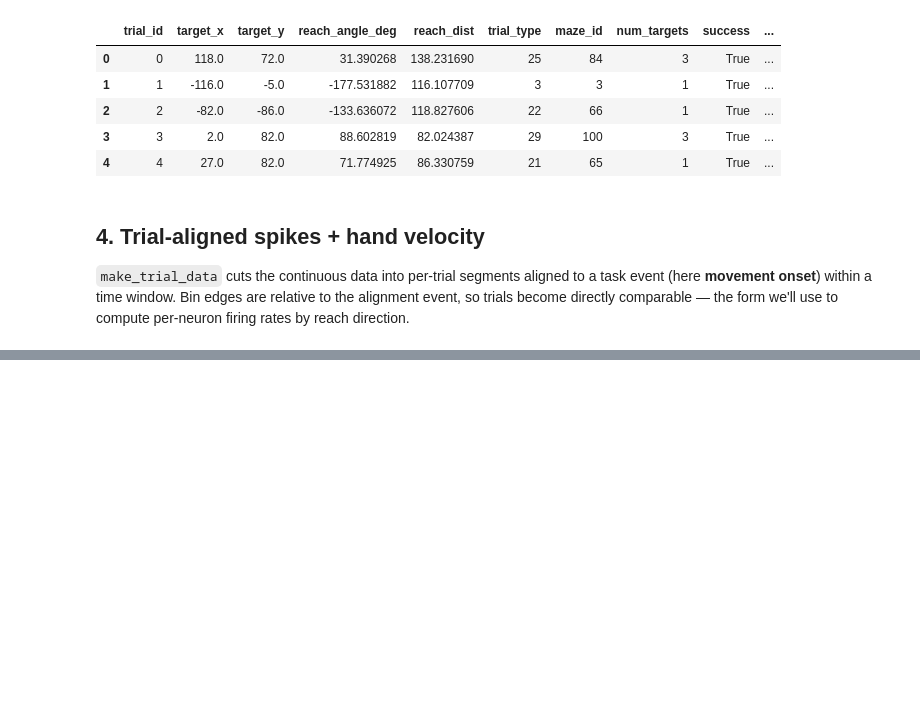
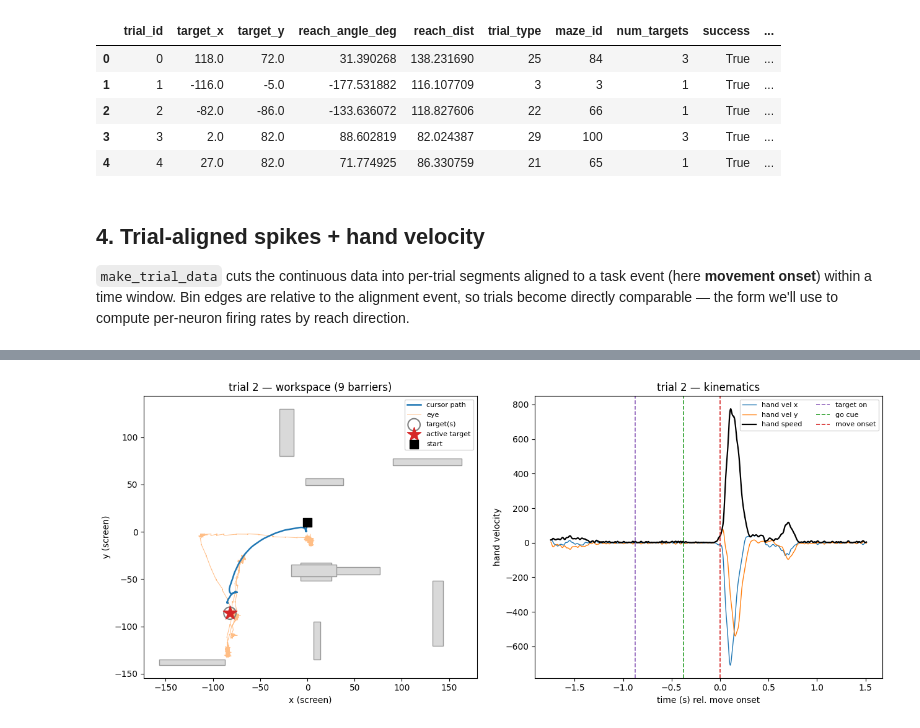
Before and after one commit to prateekkarkare/motor-cortex-population-dynamics, a Jupyter notebook: notebooks/01_load_and_explore.ipynb, the cells around one changed output, grey strips where cells are left out. Drawn from its saved outputs; the diff is of its cells as text; code cells hidden in the pictures; blank space fills up the shorter version.

```diff
--- a/notebooks/01_load_and_explore.ipynb
+++ b/notebooks/01_load_and_explore.ipynb
@@ -225,0 +329,66 @@ _No tuning-curve code yet — that's the next, guided step._
+# %%
+# --- 5b. Workspace geometry + kinematics, one trial ---
+from matplotlib.patches import Rectangle
+
+
+def plot_trial_geometry(ds, trial_id, barrier_is_center=True):
+    """Left: workspace (targets, barriers, cursor + eye paths). Right: hand
+    kinematics over time with event markers.
+
+    `cursor_pos` shares the target coordinate frame, so it's the on-screen path;
+    `hand_pos` is the physical manipulandum (y-shifted) and is shown only on the
+    time axis. `barrier_pos` rows are [x, y, w, h]; `barrier_is_center` toggles
+    whether (x, y) is the rectangle centre (assumed) or its lower-left corner.
+    """
+    row = ds.trial_info[ds.trial_info["trial_id"] == trial_id].iloc[0]
+    t0 = row["move_onset_time"]
+    seg = trial_window(ds, row)
+    t = (seg.index - t0).total_seconds().to_numpy()
+
+    targets = np.asarray(row["target_pos"], dtype=float)
+    active = row["active_target"]
+    barriers = np.asarray(row["barrier_pos"], dtype=float)
+    barriers = barriers.reshape(-1, 4) if barriers.size else np.empty((0, 4))
+
+    fig, (axL, axR) = plt.subplots(1, 2, figsize=(13, 5.5))
+
+    # workspace
+    for bx, by, bw, bh in barriers:
+        ll = (bx - bw / 2, by - bh / 2) if barrier_is_center else (bx, by)
+        axL.add_patch(Rectangle(ll, bw, bh, facecolor="0.85", edgecolor="0.6", zorder=1))
+    cur = seg["cursor_pos"].dropna()
+    axL.plot(cur["x"], cur["y"], color="tab:blue", lw=1.8, label="cursor path", zorder=4)
+    eye = seg["eye_pos"].dropna()
+    axL.plot(eye["x"], eye["y"], color="tab:orange", lw=0.7, alpha=0.5, label="eye", zorder=2)
+    axL.scatter(targets[:, 0], targets[:, 1], s=200, facecolors="none",
+                edgecolors="gray", linewidths=1.5, label="target(s)", zorder=5)
+    axL.scatter(*targets[active], s=280, color="tab:red", marker="*",
+                label="active target", zorder=6)
+    axL.scatter(cur["x"].iloc[0], cur["y"].iloc[0], s=90, color="black",
+                marker="s", label="start", zorder=6)
+    axL.set(aspect="equal", xlabel="x (screen)", ylabel="y (screen)",
+            title=f"trial {trial_id} — workspace ({row['num_barriers']} barriers)")
+    axL.legend(fontsize=8, loc="best")
+
+    # kinematics over time
+    axR.plot(t, seg["hand_vel"]["x"], lw=1, label="hand vel x")
+    axR.plot(t, seg["hand_vel"]["y"], lw=1, label="hand vel y")
+    axR.plot(t, np.hypot(seg["hand_vel"]["x"], seg["hand_vel"]["y"]),
+             color="black", lw=1.6, label="hand speed")
+    for field, color, label in [("target_on_time", "tab:purple", "target on"),
+                                 ("go_cue_time", "tab:green", "go cue"),
+                                 ("move_onset_time", "tab:red", "move onset")]:
+        if pd.notnull(row[field]):
+            axR.axvline((row[field] - t0).total_seconds(), color=color, ls="--",
+                        lw=1.2, label=label)
+    axR.set(xlabel="time (s) rel. move onset", ylabel="hand velocity",
+            title=f"trial {trial_id} — kinematics")
+    axR.legend(fontsize=8, ncol=2)
+    fig.tight_layout()
+    return fig
+
+
+plot_trial_geometry(ds_fine, EX_TRIAL)
+plt.show()
+# %% [output]
+[figure, added]
```
Also changed, not shown: parts of 5 cells of this notebook.
